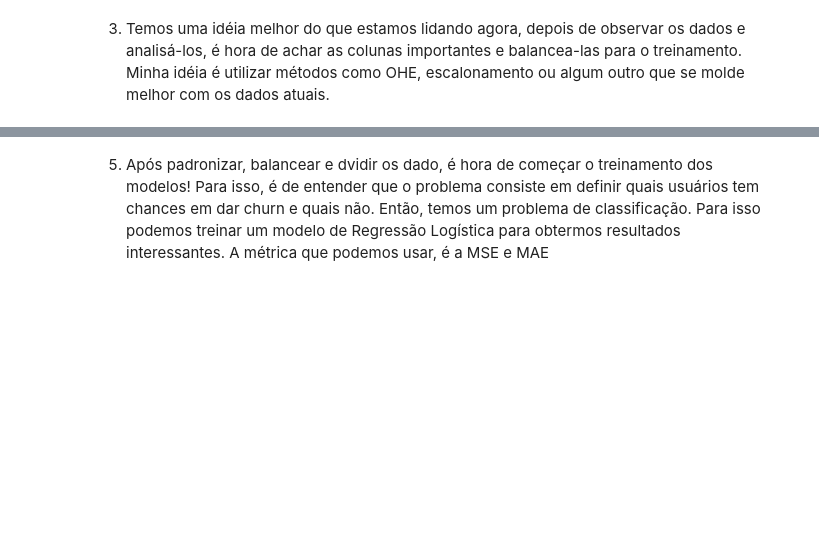
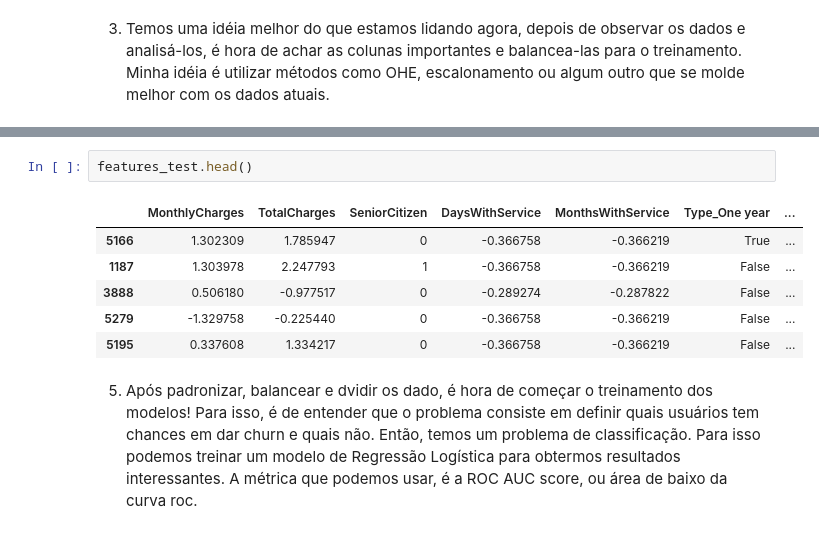
Before and after one commit to henriqueTsugiyama/notebooks-analysis, a Jupyter notebook: telecom-model-ML/final_project.ipynb, the cells around one changed output, grey strips where cells are left out. Drawn from its saved outputs; the diff is of its cells as text; blank space fills up the shorter version.

```diff
--- a/telecom-model-ML/final_project.ipynb
+++ b/telecom-model-ML/final_project.ipynb
@@ -548,4 +614,13 @@ for i, col in enumerate(merged_columns):
+# %%
+features_test.head()
+# %% [output]
+|  | MonthlyCharges | TotalCharges | SeniorCitizen | DaysWithService | MonthsWithService | Type_One year | ... |
+| 5166 | 1.302309 | 1.785947 | 0 | -0.366758 | -0.366219 | True | ... |
+| 1187 | 1.303978 | 2.247793 | 1 | -0.366758 | -0.366219 | False | ... |
+| 3888 | 0.506180 | -0.977517 | 0 | -0.289274 | -0.287822 | False | ... |
+| 5279 | -1.329758 | -0.225440 | 0 | -0.366758 | -0.366219 | False | ... |
+| 5195 | 0.337608 | 1.334217 | 0 | -0.366758 | -0.366219 | False | ... |
 # %% [markdown]
-5. Após padronizar, balancear e dvidir os dado, é hora de começar o treinamento dos modelos! Para isso, é de entender que o problema consiste em definir quais usuários tem chances em dar churn e quais não. Então, temos um problema de classificação. Para isso podemos treinar um modelo de Regressão Logística para obtermos resultados interessantes. A métrica que podemos usar, é a MSE e MAE
+5. Após padronizar, balancear e dvidir os dado, é hora de começar o treinamento dos modelos! Para isso, é de entender que o problema consiste em definir quais usuários tem chances em dar churn e quais não. Então, temos um problema de classificação. Para isso podemos treinar um modelo de Regressão Logística para obtermos resultados interessantes. A métrica que podemos usar, é a ROC AUC score, ou área de baixo da curva roc.
 # %%
 # Fazer escolha de hiperparâmetros para o modelo de ML
```
Also changed, not shown: parts of 26 cells of this notebook, 1 other file.
